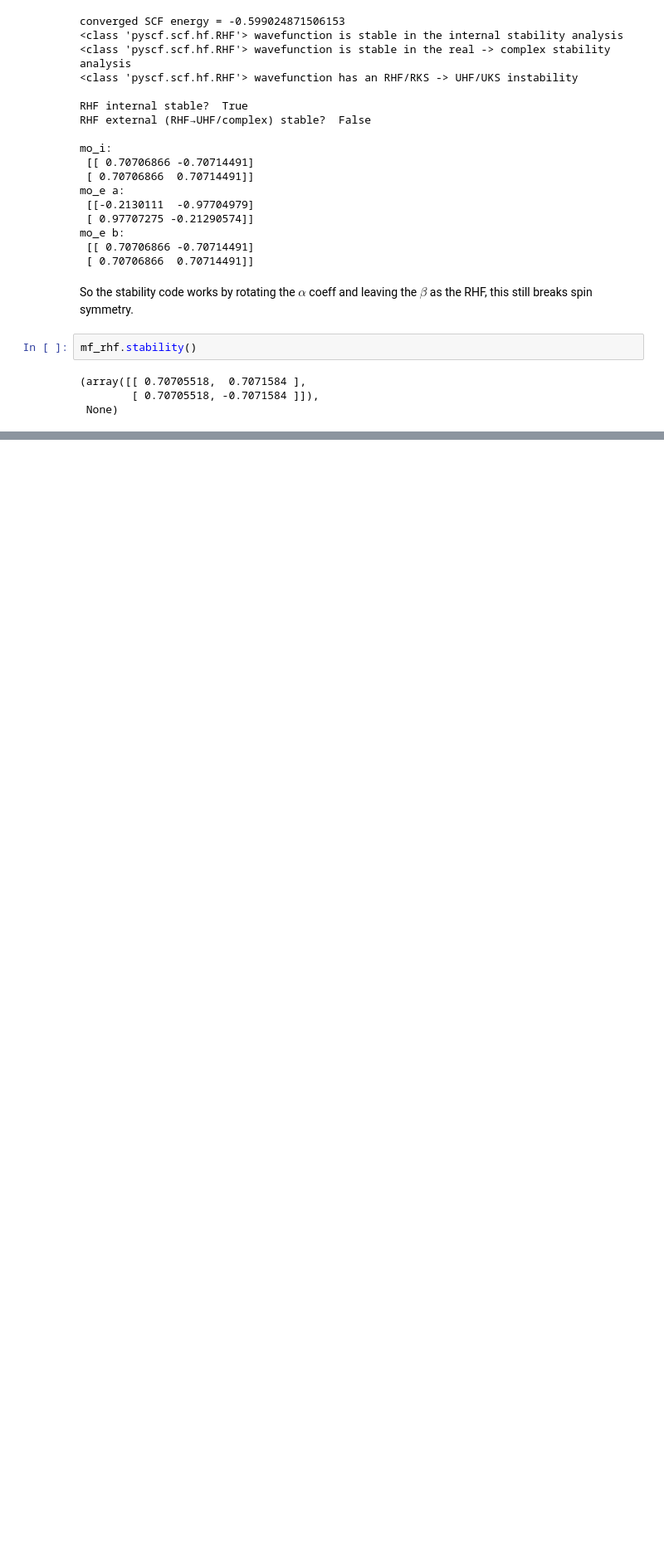
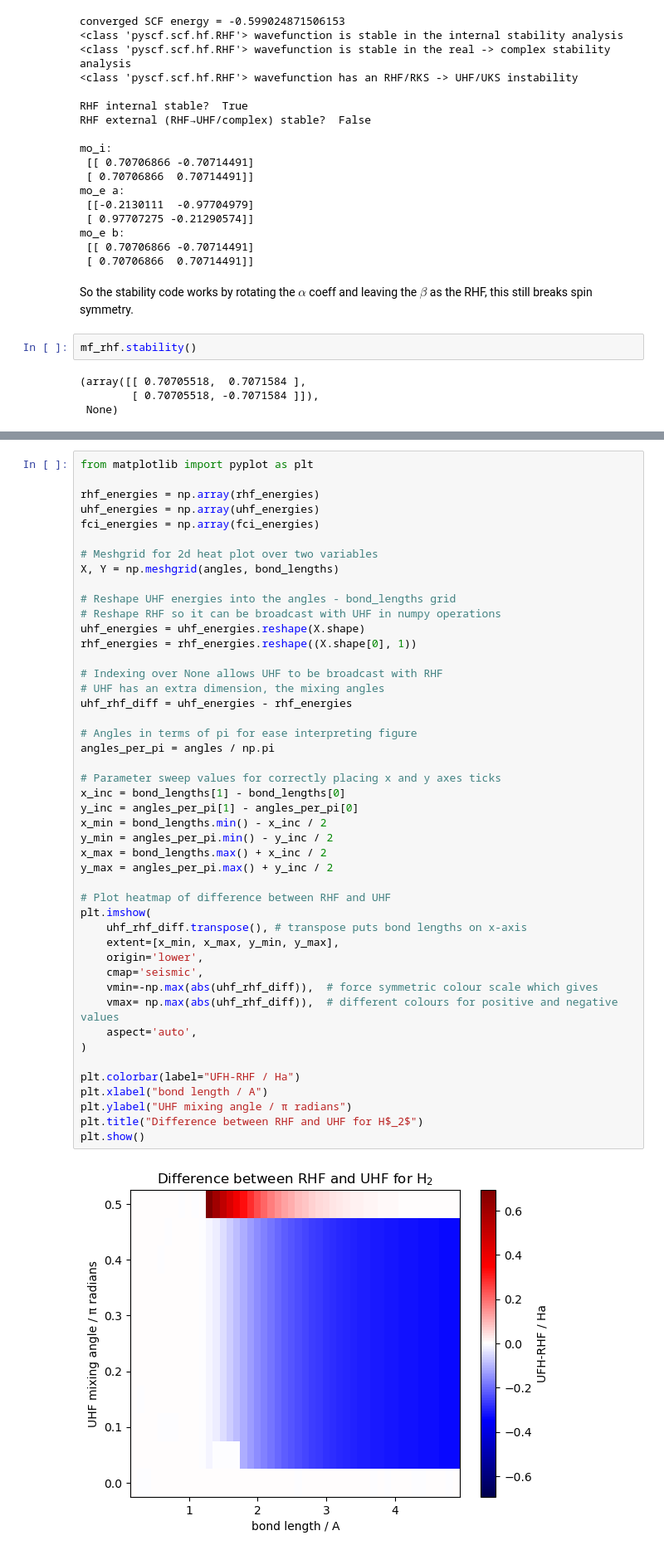
Before and after one commit to Freddie-Burns/qsci, a Jupyter notebook: rhf_uhf/rotate_uhf_coeff_matrix.ipynb, the cells around one changed output, grey strips where cells are left out. Shown at 83% size. Cells and saved outputs as stored; diff of their text form; blank space fills up the shorter version.

```diff
--- a/rhf_uhf/rotate_uhf_coeff_matrix.ipynb
+++ b/rhf_uhf/rotate_uhf_coeff_matrix.ipynb
@@ -811,0 +602,48 @@ plt.show()
+# %%
+from matplotlib import pyplot as plt
+
+rhf_energies = np.array(rhf_energies)
+uhf_energies = np.array(uhf_energies)
+fci_energies = np.array(fci_energies)
+
+# Meshgrid for 2d heat plot over two variables
+X, Y = np.meshgrid(angles, bond_lengths)
+
+# Reshape UHF energies into the angles - bond_lengths grid
+# Reshape RHF so it can be broadcast with UHF in numpy operations
+uhf_energies = uhf_energies.reshape(X.shape)
+rhf_energies = rhf_energies.reshape((X.shape[0], 1))
+
+# Indexing over None allows UHF to be broadcast with RHF
+# UHF has an extra dimension, the mixing angles
+uhf_rhf_diff = uhf_energies - rhf_energies
+
+# Angles in terms of pi for ease interpreting figure
+angles_per_pi = angles / np.pi
+
+# Parameter sweep values for correctly placing x and y axes ticks
+x_inc = bond_lengths[1] - bond_lengths[0]
+y_inc = angles_per_pi[1] - angles_per_pi[0]
+x_min = bond_lengths.min() - x_inc / 2
+y_min = angles_per_pi.min() - y_inc / 2
+x_max = bond_lengths.max() + x_inc / 2
+y_max = angles_per_pi.max() + y_inc / 2
+
+# Plot heatmap of difference between RHF and UHF
+plt.imshow(
+    uhf_rhf_diff.transpose(), # transpose puts bond lengths on x-axis
+    extent=[x_min, x_max, y_min, y_max],
+    origin='lower',
+    cmap='seismic',
+    vmin=-np.max(abs(uhf_rhf_diff)),  # force symmetric colour scale which gives
+    vmax= np.max(abs(uhf_rhf_diff)),  # different colours for positive and negative values
+    aspect='auto',
+)
+
+plt.colorbar(label="UFH-RHF / Ha")
+plt.xlabel("bond length / A")
+plt.ylabel("UHF mixing angle / π radians")
+plt.title("Difference between RHF and UHF for H$_2$")
+plt.show()
+# %% [output]
+[figure, added]
```
Also changed, not shown: parts of 13 cells of this notebook, 2 other files.
